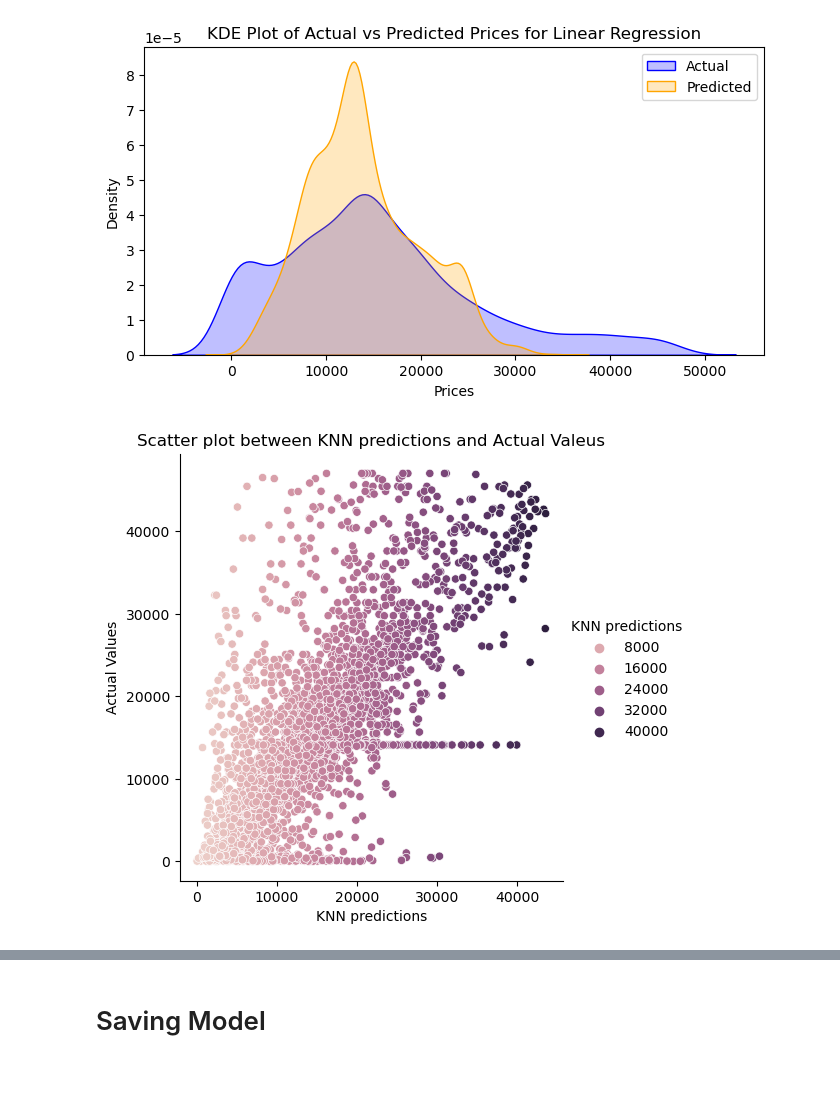
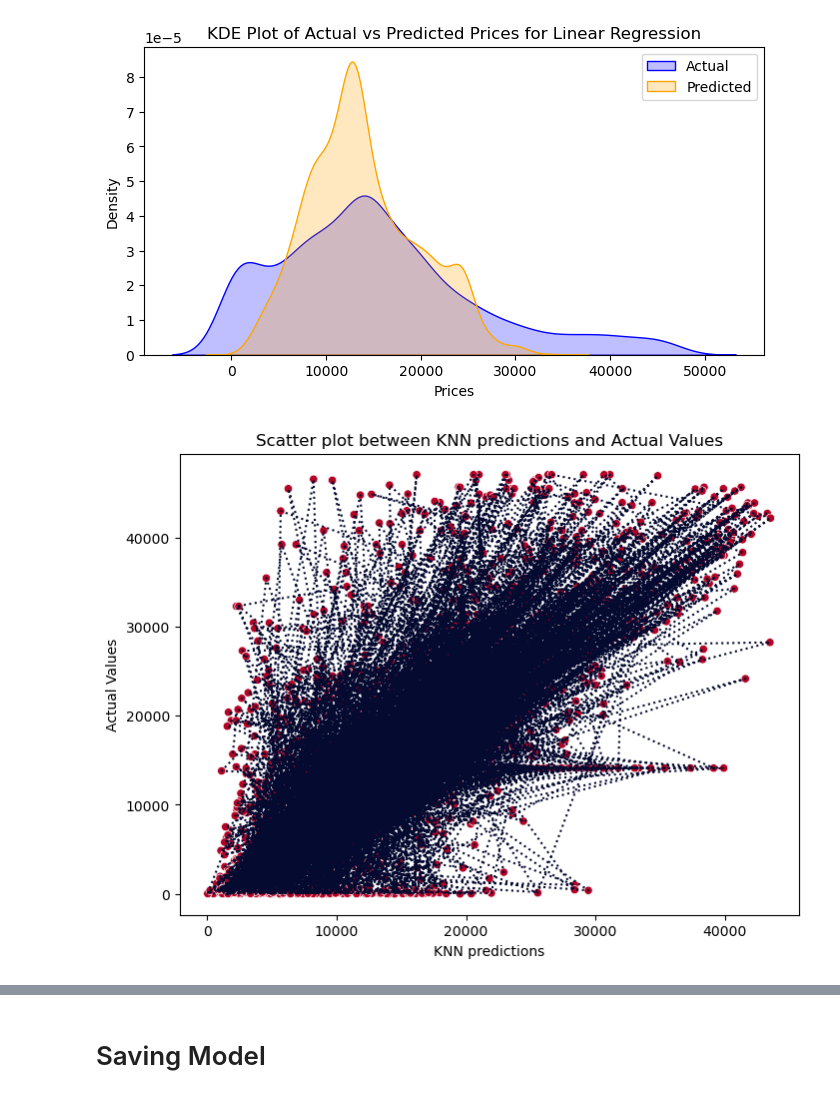
Before and after one commit to ZiadWaleed2003/ML-Project, a Jupyter notebook: CarPricePrediction.ipynb, the cells around one changed output, grey strips where cells are left out. Cells and saved outputs as stored; diff of their text form; code cells hidden in the pictures.

```diff
--- a/CarPricePrediction.ipynb
+++ b/CarPricePrediction.ipynb
@@ -14,7 +14,7 @@ import seaborn as sns
 # %% [markdown]
 # Loading the data
 # %%
-df = pd.read_csv(r"D:\ML Project\car_price_prediction.csv")
+df = pd.read_csv(r"car_price_prediction.csv")
 
 df.head()
 # %% [output]
@@ -910,9 +876,13 @@ plt.show()
 # %% [output]
 [figure]
 # %%
-sns.relplot(data=Prediction , kind='scatter' , x='KNN predictions' , y='Actual Values',  hue="KNN predictions")
-plt.title("Scatter plot between KNN predictions and Actual Valeus")
+plt.figure(figsize=(8, 6))
+sns.scatterplot(x=Prediction['KNN predictions'], y=Prediction['Actual Values'], color=sns.color_palette("coolwarm", as_cmap=True)(Prediction['Actual Values']))
+plt.plot(Prediction['KNN predictions'], Prediction['Actual Values'], ls=':', color='#050a30')
+plt.title("Scatter plot between KNN predictions and Actual Values")
+plt.xlabel("KNN predictions")
+plt.ylabel("Actual Values")
 plt.show()
 # %% [output]
-[figure, old version]
+[figure, new version]
 # %%
```
Also changed, not shown: parts of 15 cells of this notebook.
